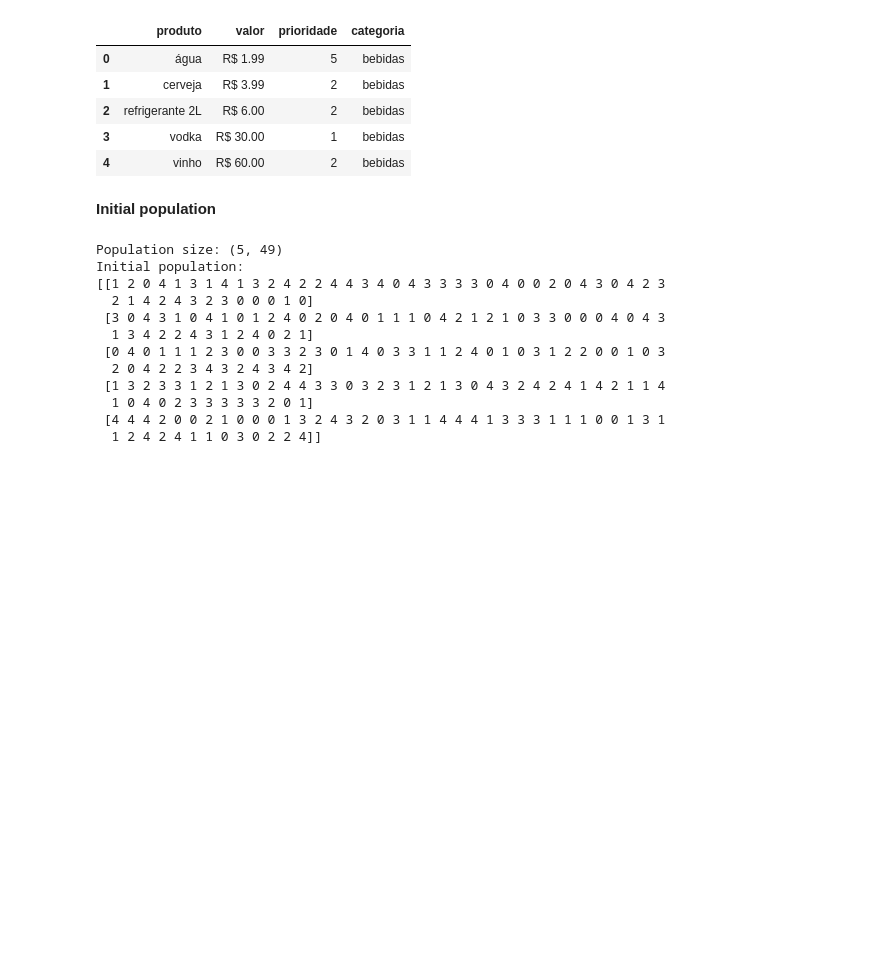
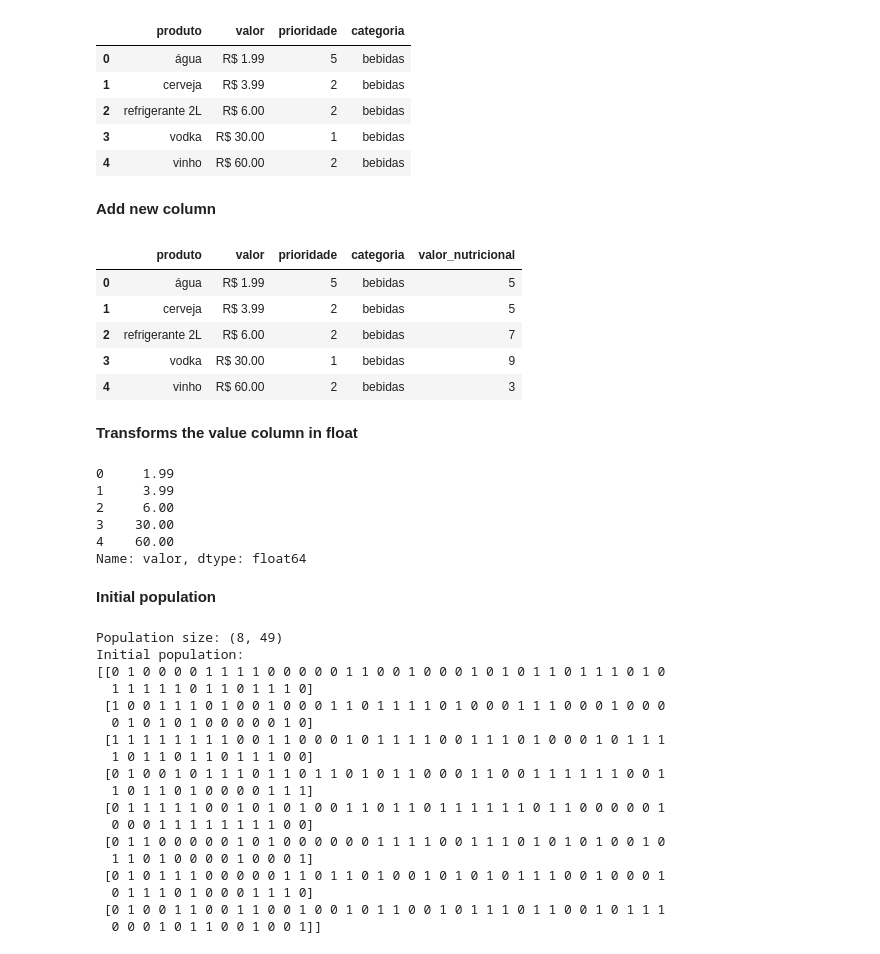
Before and after one commit to luisdurante/IA-II-algoritmo-genetico-carrinho-de-compras, a Jupyter notebook: carrinho_compras.ipynb, the cells around one changed output. Cells and saved outputs as stored; diff of their text form; code cells hidden in the pictures; blank space fills up the shorter version.

```diff
--- a/carrinho_compras.ipynb
+++ b/carrinho_compras.ipynb
@@ -15,28 +20,62 @@ df.head()
 | 2 | refrigerante 2L | R$ 6.00 | 2 | bebidas |
 | 3 | vodka | R$ 30.00 | 1 | bebidas |
 | 4 | vinho | R$ 60.00 | 2 | bebidas |
+# %% [markdown]
+**Add new column**
+# %%
+df['valor_nutricional'] = np.random.randint(10, size = df.shape[0])
+df.head()
+# %% [output]
+|  | produto | valor | prioridade | categoria | valor_nutricional |
+| 0 | água | R$ 1.99 | 5 | bebidas | 5 |
+| 1 | cerveja | R$ 3.99 | 2 | bebidas | 5 |
+| 2 | refrigerante 2L | R$ 6.00 | 2 | bebidas | 7 |
+| 3 | vodka | R$ 30.00 | 1 | bebidas | 9 |
+| 4 | vinho | R$ 60.00 | 2 | bebidas | 3 |
+# %% [markdown]
+**Transforms the value column in float**
+# %%
+
+df.valor = df.valor.apply(lambda x: float(x[2:]))
+df.valor.head()
+# %% [output]
+0     1.99
+1     3.99
+2     6.00
+3    30.00
+4    60.00
+Name: valor, dtype: float64
 # %% [markdown]
 **Initial population**
 # %%
-solutions_per_pop = df.shape[0] * 2
+solutions_per_pop = 8
+threshold = 250
+num_generations = 50
+item_number = np.arange(1,50)
 pop_size = (solutions_per_pop, df.shape[0])
 print('Population size: {}'.format(pop_size))
-initial_population = np.random.randint(5, size = pop_size)
+initial_population = np.random.randint(2, size = pop_size)
 initial_population = initial_population.astype(int)
 print('Initial population: \n{}'.format(initial_population))
 # %% [output]
-Population size: (5, 49)
+Population size: (8, 49)
 Initial population:
-[[1 2 0 4 1 3 1 4 1 3 2 4 2 2 4 4 3 4 0 4 3 3 3 3 0 4 0 0 2 0 4 3 0 4 2 3
-  2 1 4 2 4 3 2 3 0 0 0 1 0]
- [3 0 4 3 1 0 4 1 0 1 2 4 0 2 0 4 0 1 1 1 0 4 2 1 2 1 0 3 3 0 0 0 4 0 4 3
-  1 3 4 2 2 4 3 1 2 4 0 2 1]
- [0 4 0 1 1 1 2 3 0 0 3 3 2 3 0 1 4 0 3 3 1 1 2 4 0 1 0 3 1 2 2 0 0 1 0 3
-  2 0 4 2 2 3 4 3 2 4 3 4 2]
- [1 3 2 3 3 1 2 1 3 0 2 4 4 3 3 0 3 2 3 1 2 1 3 0 4 3 2 4 2 4 1 4 2 1 1 4
-  1 0 4 0 2 3 3 3 3 3 2 0 1]
- [4 4 4 2 0 0 2 1 0 0 0 1 3 2 4 3 2 0 3 1 1 4 4 4 1 3 3 3 1 1 1 0 0 1 3 1
-  1 2 4 2 4 1 1 0 3 0 2 2 4]]
+[[0 1 0 0 0 0 1 1 1 1 0 0 0 0 0 1 1 0 0 1 0 0 0 1 0 1 0 1 1 0 1 1 1 0 1 0
+  1 1 1 1 1 0 1 1 0 1 1 1 0]
+ [1 0 0 1 1 1 0 1 0 0 1 0 0 0 1 1 0 1 1 1 1 0 1 0 0 0 1 1 1 0 0 0 1 0 0 0
+  0 1 0 1 0 1 0 0 0 0 0 1 0]
+ [1 1 1 1 1 1 1 1 0 0 1 1 0 0 0 1 0 1 1 1 1 0 0 1 1 1 0 1 0 0 0 1 0 1 1 1
+  1 0 1 1 0 1 1 0 1 1 1 0 0]
+ [0 1 0 0 1 0 1 1 1 0 1 1 0 1 1 0 1 0 1 1 0 0 0 1 1 0 0 1 1 1 1 1 1 0 0 1
+  1 0 1 1 0 1 0 0 0 0 1 1 1]
+ [0 1 1 1 1 1 0 0 1 0 1 0 1 0 0 1 1 0 1 1 0 1 1 1 1 1 1 0 1 1 0 0 0 0 0 1
+  0 0 0 1 1 1 1 1 1 1 1 0 0]
+ [0 1 1 0 0 0 0 0 1 0 1 0 0 0 0 0 0 1 1 1 1 0 0 1 1 1 0 1 0 1 0 1 0 0 1 0
+  1 1 0 1 0 0 0 0 1 0 0 0 1]
+ [0 1 0 1 1 1 0 0 0 0 0 1 1 0 1 1 0 1 0 0 1 0 1 0 1 0 1 1 1 0 0 1 0 0 0 1
+  0 1 1 1 0 1 0 0 0 1 1 1 0]
+ [0 1 0 0 1 1 0 0 1 1 0 0 1 0 0 1 0 1 1 0 0 1 0 1 1 1 0 1 1 0 0 1 0 1 1 1
+  0 0 0 1 0 1 1 0 0 1 0 0 1]]
 # %%
 def cal_fitness(weight, value, population, threshold):
     fitness = np.empty(population.shape[0])
```
Also changed, not shown: parts of 11 cells of this notebook.
